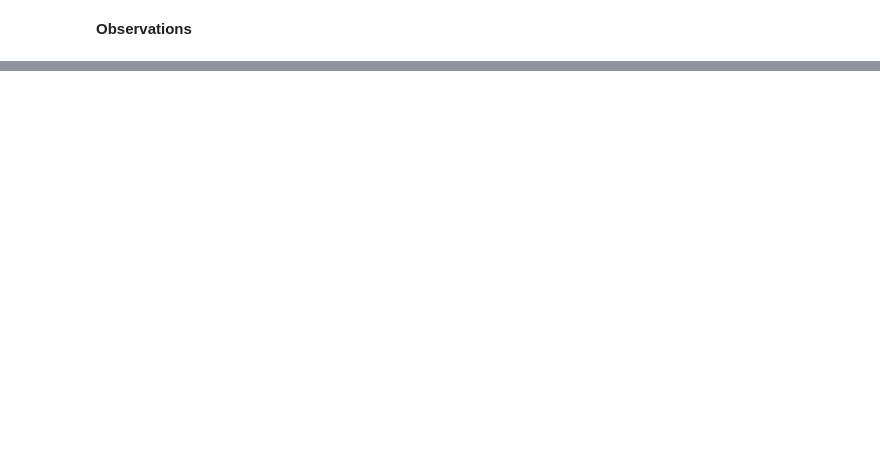
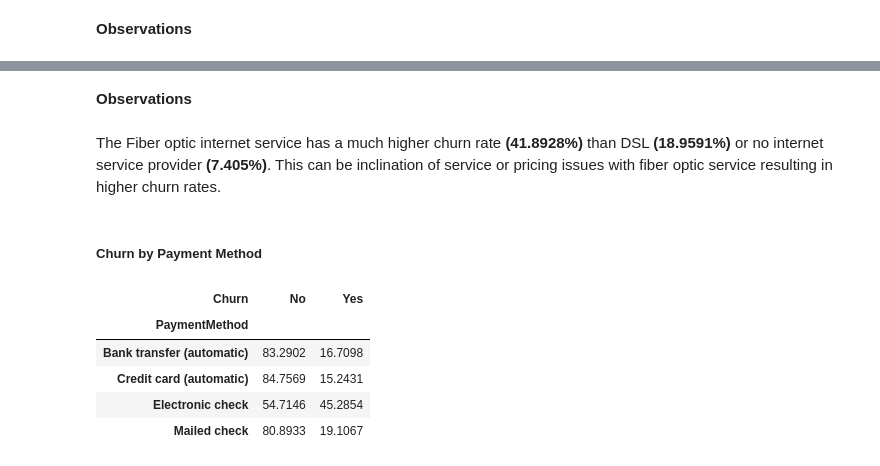
Before and after one commit to keeganprunty/telco-churn-analysis, a Jupyter notebook: telco_customer_analysis.ipynb, the cells around one changed output, grey strips where cells are left out. Drawn from its saved outputs; the diff is of its cells as text; code cells hidden in the pictures; blank space fills up the shorter version.

```diff
--- a/telco_customer_analysis.ipynb
+++ b/telco_customer_analysis.ipynb
@@ -435,0 +466,21 @@ The month-to-month Contracts have a much higher churn rate **(42.7097%)** compar
+# %% [markdown]
+**Observations**
+# %% [markdown]
+The Fiber optic internet service has a much higher churn rate **(41.8928%)** than DSL **(18.9591%)** or no internet service provider **(7.405%)**. This can be inclination of service or pricing issues with fiber optic service resulting in higher churn rates.
+# %% [markdown]
+##### Churn by Payment Method
+# %%
+# churn by internet servicesplit by percentages
+contract_churn = pd.crosstab(
+    clean_df['PaymentMethod'],
+    clean_df['Churn'],
+    normalize='index'
+).mul(100).round(4)
+contract_churn
+# %% [output]
+| Churn | No | Yes |
+| PaymentMethod |  |  |
+| Bank transfer (automatic) | 83.2902 | 16.7098 |
+| Credit card (automatic) | 84.7569 | 15.2431 |
+| Electronic check | 54.7146 | 45.2854 |
+| Mailed check | 80.8933 | 19.1067 |
```
Also changed, not shown: parts of 11 cells of this notebook.
